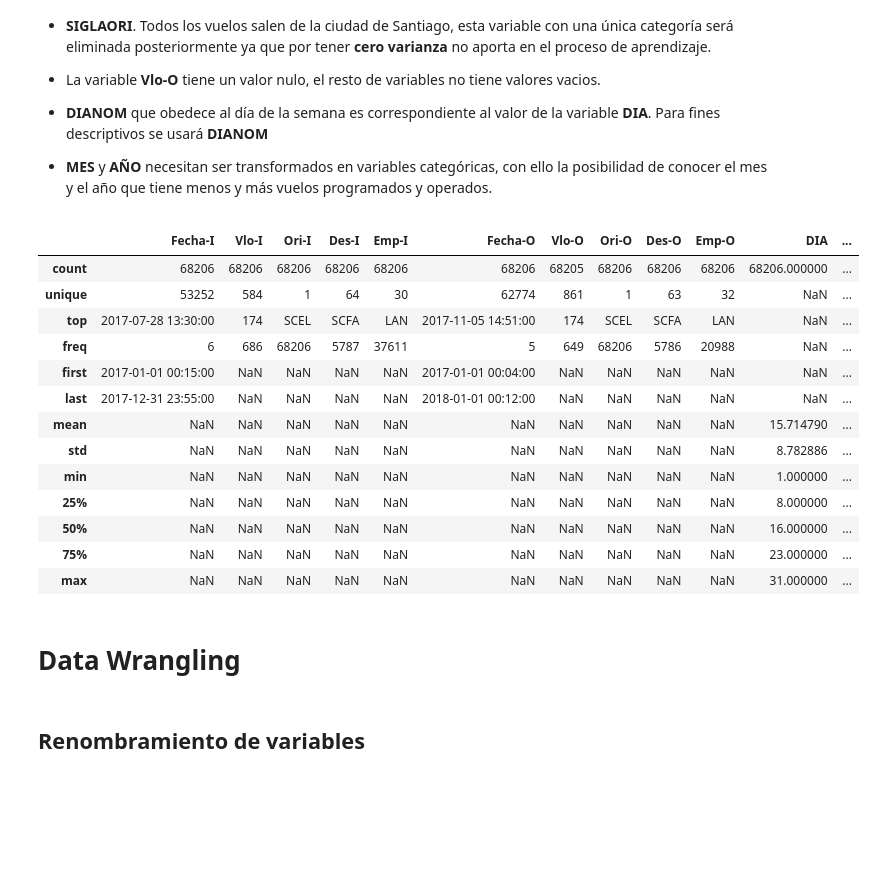
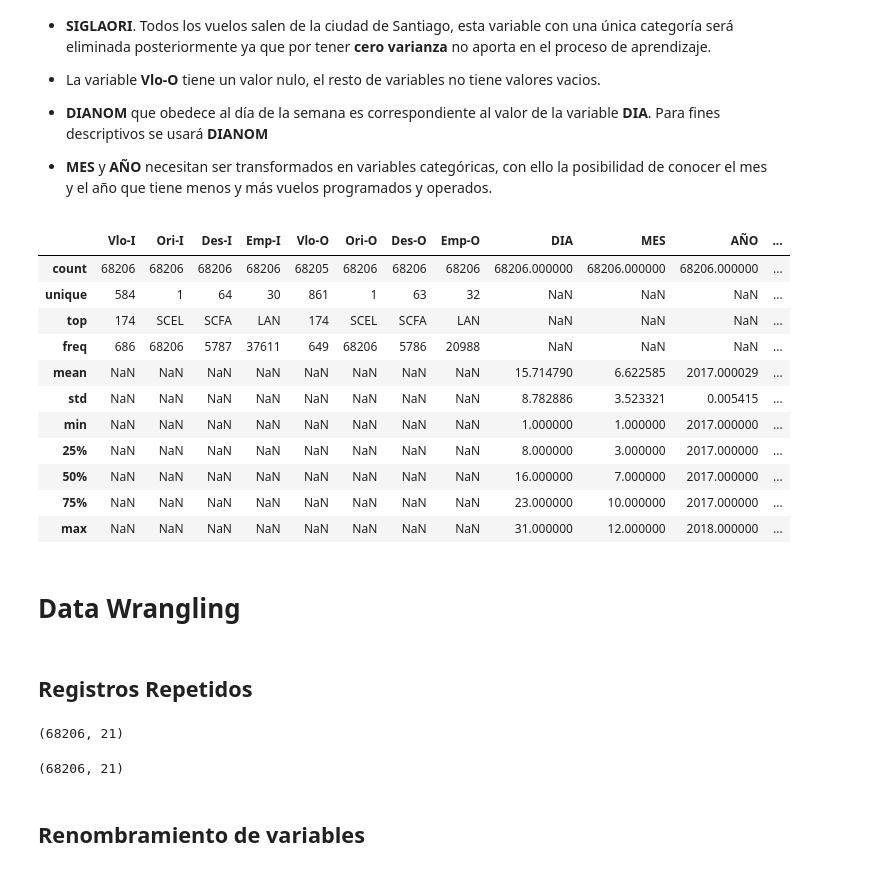
Before and after one commit to larenwell/ds-latam-airlines-challenge, a Jupyter notebook: code/solution.ipynb, the cells around one changed output. Saved outputs shown, nothing was run; the diff lists cells and outputs as text; code cells hidden in the pictures; blank space fills up the shorter version.

```diff
--- a/code/solution.ipynb
+++ b/code/solution.ipynb
@@ -253,3 +245,5 @@ Drive already mounted at /content/drive; to attempt to forcibly remount, call dr
+# %%
+url_data='../data/'
 # %% [markdown]
 **Lectura y carga de la data**
 # %%
@@ -367,21 +361,25 @@ El primer alcance descriptivo de los datos es el siguiente:
 
 *   **MES** y **AÑO** necesitan ser transformados en variables categóricas, con ello  la posibilidad de conocer el mes y el año que tiene menos y más vuelos programados y operados.
 # %%
-dfVuelos.describe(include ='all')
+dfVuelos.describe(include =['int64','object','float64'])
 # %% [output]
-|  | Fecha-I | Vlo-I | Ori-I | Des-I | Emp-I | Fecha-O | Vlo-O | Ori-O | Des-O | Emp-O | DIA | ... |
-| count | 68206 | 68206 | 68206 | 68206 | 68206 | 68206 | 68205 | 68206 | 68206 | 68206 | 68206.000000 | ... |
-| unique | 53252 | 584 | 1 | 64 | 30 | 62774 | 861 | 1 | 63 | 32 | NaN | ... |
-| top | 2017-07-28 13:30:00 | 174 | SCEL | SCFA | LAN | 2017-11-05 14:51:00 | 174 | SCEL | SCFA | LAN | NaN | ... |
-| freq | 6 | 686 | 68206 | 5787 | 37611 | 5 | 649 | 68206 | 5786 | 20988 | NaN | ... |
-| first | 2017-01-01 00:15:00 | NaN | NaN | NaN | NaN | 2017-01-01 00:04:00 | NaN | NaN | NaN | NaN | NaN | ... |
-| last | 2017-12-31 23:55:00 | NaN | NaN | NaN | NaN | 2018-01-01 00:12:00 | NaN | NaN | NaN | NaN | NaN | ... |
-| mean | NaN | NaN | NaN | NaN | NaN | NaN | NaN | NaN | NaN | NaN | 15.714790 | ... |
-| std | NaN | NaN | NaN | NaN | NaN | NaN | NaN | NaN | NaN | NaN | 8.782886 | ... |
-| min | NaN | NaN | NaN | NaN | NaN | NaN | NaN | NaN | NaN | NaN | 1.000000 | ... |
-| 25% | NaN | NaN | NaN | NaN | NaN | NaN | NaN | NaN | NaN | NaN | 8.000000 | ... |
-| 50% | NaN | NaN | NaN | NaN | NaN | NaN | NaN | NaN | NaN | NaN | 16.000000 | ... |
-| 75% | NaN | NaN | NaN | NaN | NaN | NaN | NaN | NaN | NaN | NaN | 23.000000 | ... |
-| max | NaN | NaN | NaN | NaN | NaN | NaN | NaN | NaN | NaN | NaN | 31.000000 | ... |
+|  | Vlo-I | Ori-I | Des-I | Emp-I | Vlo-O | Ori-O | Des-O | Emp-O | DIA | MES | AÑO | ... |
+| count | 68206 | 68206 | 68206 | 68206 | 68205 | 68206 | 68206 | 68206 | 68206.000000 | 68206.000000 | 68206.000000 | ... |
+| unique | 584 | 1 | 64 | 30 | 861 | 1 | 63 | 32 | NaN | NaN | NaN | ... |
+| top | 174 | SCEL | SCFA | LAN | 174 | SCEL | SCFA | LAN | NaN | NaN | NaN | ... |
+| freq | 686 | 68206 | 5787 | 37611 | 649 | 68206 | 5786 | 20988 | NaN | NaN | NaN | ... |
+| mean | NaN | NaN | NaN | NaN | NaN | NaN | NaN | NaN | 15.714790 | 6.622585 | 2017.000029 | ... |
+| std | NaN | NaN | NaN | NaN | NaN | NaN | NaN | NaN | 8.782886 | 3.523321 | 0.005415 | ... |
+| min | NaN | NaN | NaN | NaN | NaN | NaN | NaN | NaN | 1.000000 | 1.000000 | 2017.000000 | ... |
+| 25% | NaN | NaN | NaN | NaN | NaN | NaN | NaN | NaN | 8.000000 | 3.000000 | 2017.000000 | ... |
+| 50% | NaN | NaN | NaN | NaN | NaN | NaN | NaN | NaN | 16.000000 | 7.000000 | 2017.000000 | ... |
+| 75% | NaN | NaN | NaN | NaN | NaN | NaN | NaN | NaN | 23.000000 | 10.000000 | 2017.000000 | ... |
+| max | NaN | NaN | NaN | NaN | NaN | NaN | NaN | NaN | 31.000000 | 12.000000 | 2018.000000 | ... |
 # %% [markdown]
 # Data Wrangling
+# %% [markdown]
+## Registros Repetidos
+# %%
+dfVuelos.shape
+# %% [output]
+(68206, 21)
@@ -388,3 +388,7 @@ dfVuelos.describe(include ='all')
+# %%
+dfVuelos.shape
+# %% [output]
+(68206, 21)
 # %% [markdown]
 ## Renombramiento de variables
 # %%
```
Also changed, not shown: parts of 195 cells of this notebook.
